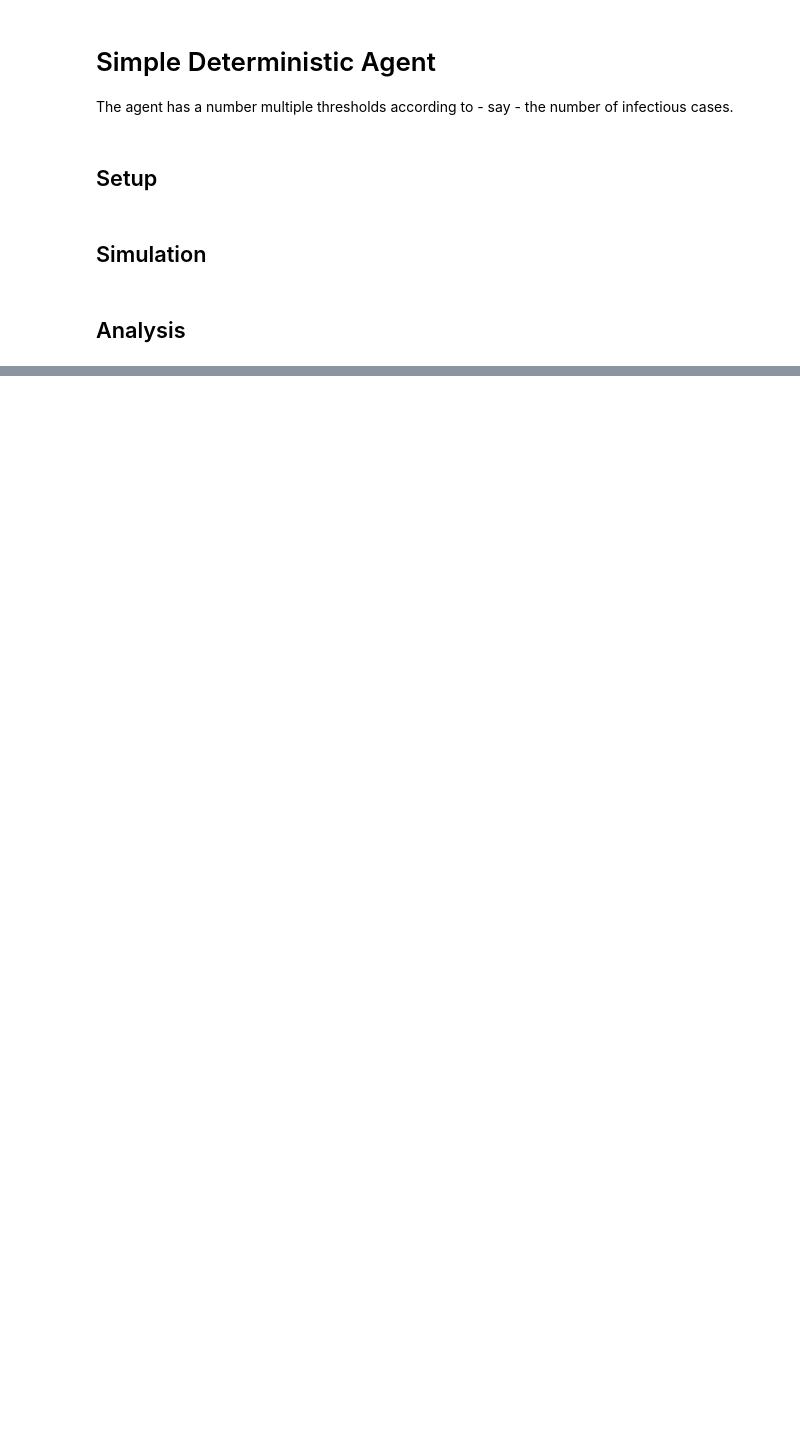
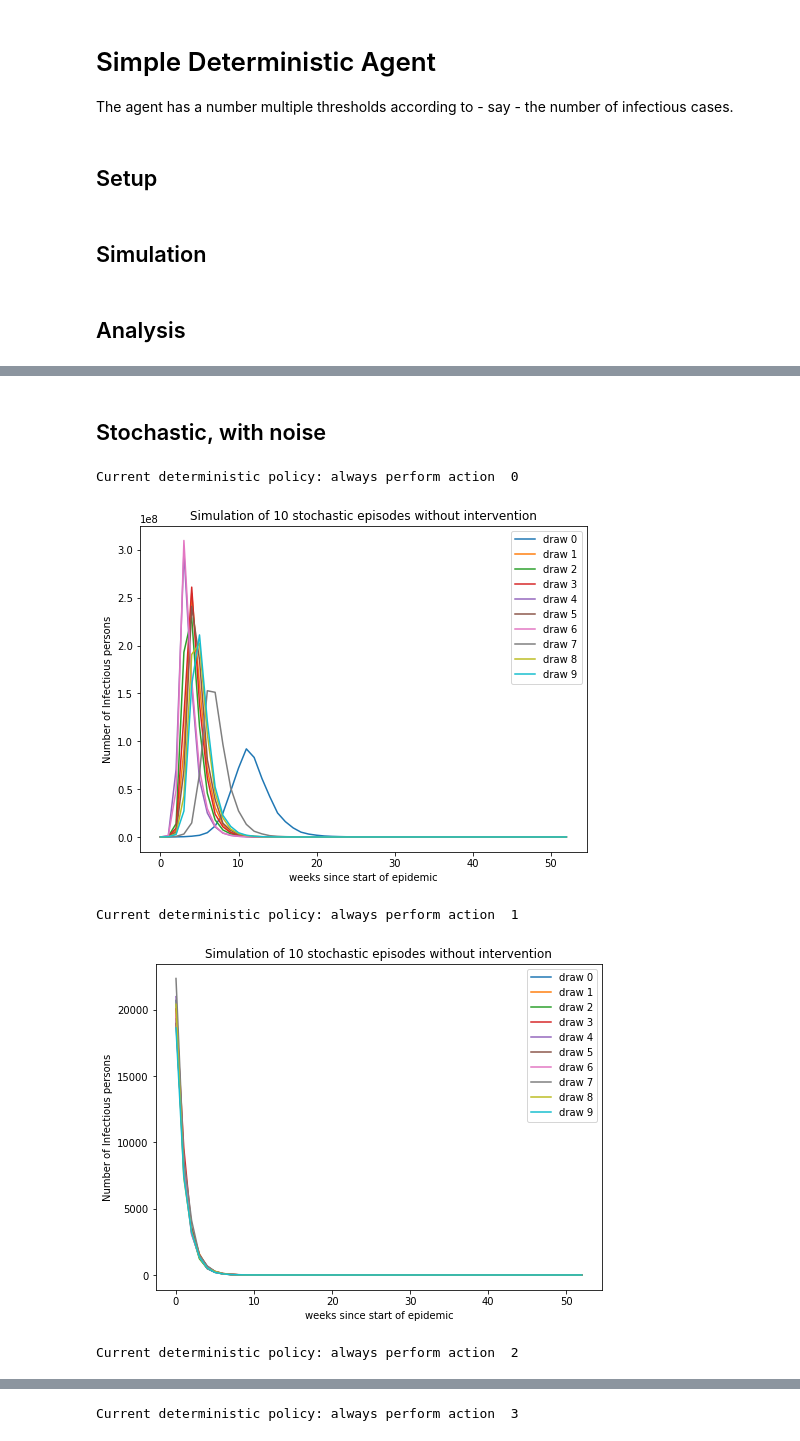
Before and after one commit to erolm-a/ai-coursework-2020, a Jupyter notebook: notebooks/run_deterministic.ipynb, the cells around one changed output, grey strips where cells are left out. Drawn from its saved outputs; the diff is of its cells as text; code cells hidden in the pictures; blank space fills up the shorter version.

```diff
--- a/notebooks/run_deterministic.ipynb
+++ b/notebooks/run_deterministic.ipynb
@@ -102,0 +143,13 @@ Best policy: policy no.  2
+# %% [markdown]
+## Stochastic, with noise
+# %%
+for action in range(env.action_space.n):
+    print("Current deterministic policy: always perform action ", action)
+    utils.evaluate_stochastic(make_policy(action))
+    plt.show()
+# %% [output]
+Current deterministic policy: always perform action  0
+[figure, added]
+Current deterministic policy: always perform action  1
+[figure, added]
+Current deterministic policy: always perform action  2
@@ -102,0 +157 @@ Best policy: policy no.  2
+Current deterministic policy: always perform action  3
```
Also changed, not shown: parts of 8 cells of this notebook, 1 other file.
